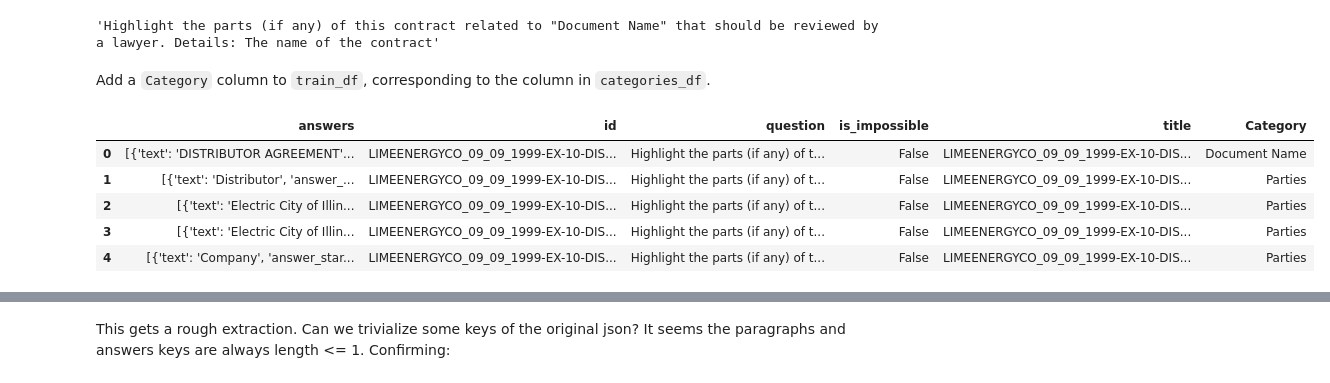
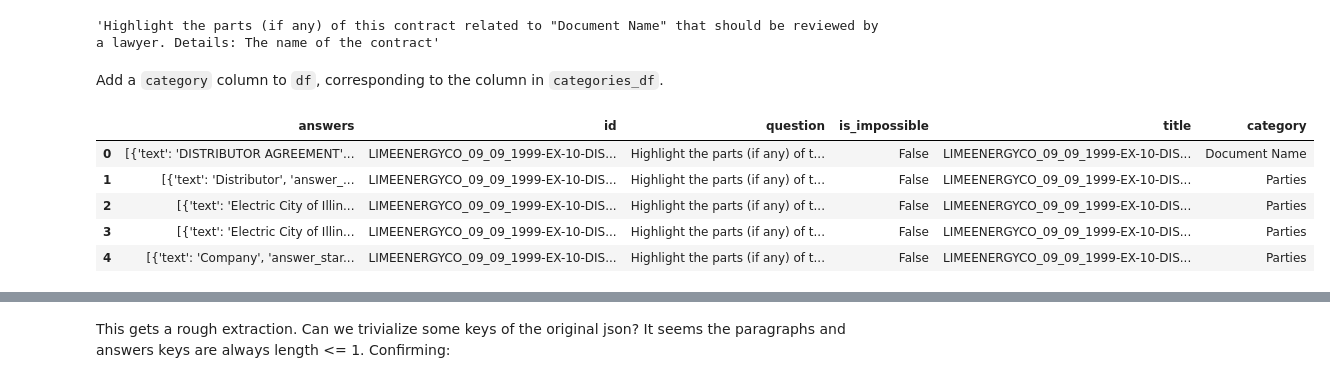
Before and after one commit to Break-Through-Tech/Accenture-1D-contract-review-challenge, a Jupyter notebook: 01_EDA.ipynb, the cells around one changed output, grey strips where cells are left out. Cells and saved outputs as stored; diff of their text form; code cells hidden in the pictures.

```diff
--- a/01_EDA.ipynb
+++ b/01_EDA.ipynb
@@ -49,10 +41,10 @@ categories_df.head()
 ## Flattening training json into a DataFrame
 # %%
 # Initial rough pass
-train_df = pd.json_normalize(data["data"], record_path=["paragraphs", "qas"], meta=["title"])
+df = pd.json_normalize(data["data"], record_path=["paragraphs", "qas"], meta=["title"])
 
-print(train_df.shape)
-train_df.head()
+print(df.shape)
+df.head()
 # %% [output]
 (22450, 5)
 |  | answers | id | question | is_impossible | title |
@@ -74,13 +67,13 @@ train_df['question'][0] # interesting it renders differently...
 # %% [output]
 'Highlight the parts (if any) of this contract related to "Document Name" that should be reviewed by a lawyer. Details: The name of the contract'
 # %% [markdown]
-Add a `Category` column to `train_df`, corresponding to the column in `categories_df`.
+Add a `category` column to `df`, corresponding to the column in `categories_df`.
 # %%
-train_df['Category'] = train_df['question'].str.extract(r'"([^"]+)"')
+df['category'] = df['question'].str.extract(r'"([^"]+)"')
 # %%
-train_df.head()
+df.head()
 # %% [output]
-|  | answers | id | question | is_impossible | title | Category |
+|  | answers | id | question | is_impossible | title | category |
 | 0 | [{'text': 'DISTRIBUTOR AGREEMENT'... | LIMEENERGYCO_09_09_1999-EX-10-DIS... | Highlight the parts (if any) of t... | False | LIMEENERGYCO_09_09_1999-EX-10-DIS... | Document Name |
 | 1 | [{'text': 'Distributor', 'answer_... | LIMEENERGYCO_09_09_1999-EX-10-DIS... | Highlight the parts (if any) of t... | False | LIMEENERGYCO_09_09_1999-EX-10-DIS... | Parties |
 | 2 | [{'text': 'Electric City of Illin... | LIMEENERGYCO_09_09_1999-EX-10-DIS... | Highlight the parts (if any) of t... | False | LIMEENERGYCO_09_09_1999-EX-10-DIS... | Parties |
```
Also changed, not shown: parts of 34 cells of this notebook.
